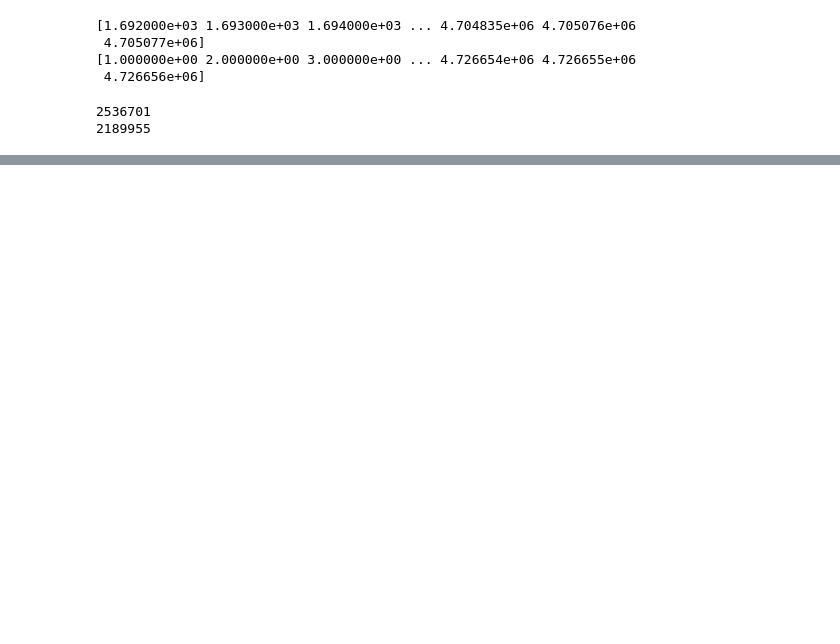
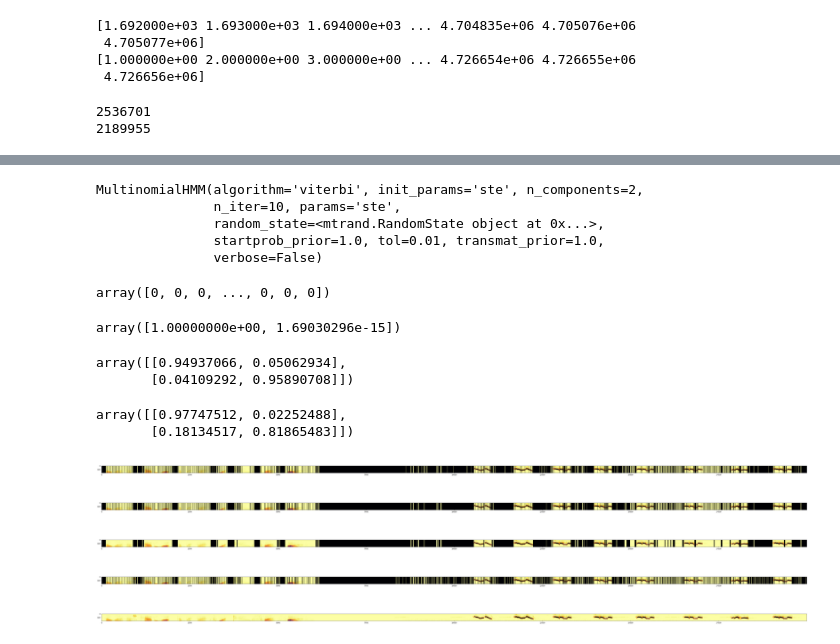
Before and after one commit to wsjung/ChirpGAN, a Jupyter notebook: birdgan_RAW.ipynb, the cells around one changed output, grey strips where cells are left out. Cells and saved outputs as stored; diff of their text form; code cells hidden in the pictures; blank space fills up the shorter version.

```diff
--- a/birdgan_RAW.ipynb
+++ b/birdgan_RAW.ipynb
@@ -222,0 +340,3 @@ len(ranges)
+# %%
+f = np.array([[int(x)] for x in f])
+f
@@ -222,0 +353,23 @@ len(ranges)
+# %%
+model = hmm.MultinomialHMM(n_components=2)
+model.fit(f)
+# %% [output]
+MultinomialHMM(algorithm='viterbi', init_params='ste', n_components=2,
+               n_iter=10, params='ste',
+               random_state=<mtrand.RandomState object at 0x...>,
+               startprob_prior=1.0, tol=0.01, transmat_prior=1.0,
+               verbose=False)
+# %%
+Z = model.predict(f)
+Z
+# %% [output]
+array([0, 0, 0, ..., 0, 0, 0])
+# %%
+model.startprob_
+# %% [output]
+array([1.00000000e+00, 1.69030296e-15])
+# %%
+model.transmat_
+# %% [output]
+array([[0.94937066, 0.05062934],
+       [0.04109292, 0.95890708]])
@@ -222,0 +378,5 @@ len(ranges)
+# %%
+model.emissionprob_
+# %% [output]
+array([[0.97747512, 0.02252488],
+       [0.18134517, 0.81865483]])
@@ -222,0 +385,40 @@ len(ranges)
+# %%
+def test_preds(pixels, sc):
+    end = len(pixels)
+
+    sc0[:,x] = np.min(sc0) * np.ones(193)
+
+    hmm_sc = np.copy(sc)
+
+    for i,p in enumerate(pixels):
+        if not p: # if silent
+            hmm_sc[:,i] = np.min(hmm_sc) * np.ones(hmm_sc.shape[0])
+
+    plt.figure(figsize=(75,150))
+    plt.imshow(hmm_sc[:, :end], cmap='inferno')
+    plt.show()
+
+
+test_preds(Z, sc0) # 0.8
+# %% [output]
+[figure, added]
+# %%
+test_preds(Z, sc0)
+# %% [output]
+[figure, added]
+# %%
+test_preds(Z, sc0)
+# %% [output]
+[figure, added]
+# %%
+plt.figure(figsize=(75,150))
+plt.imshow(sc0_frames[:, :20000], cmap='inferno')
+plt.show()
+# %% [output]
+[figure, added]
+# %%
+plt.figure(figsize=(75,150))
+plt.imshow(sc0[:, :20000], cmap='inferno')
+plt.show()
+# %% [output]
+[figure, added]
```
Also changed, not shown: parts of 43 cells of this notebook, 2 other files.
